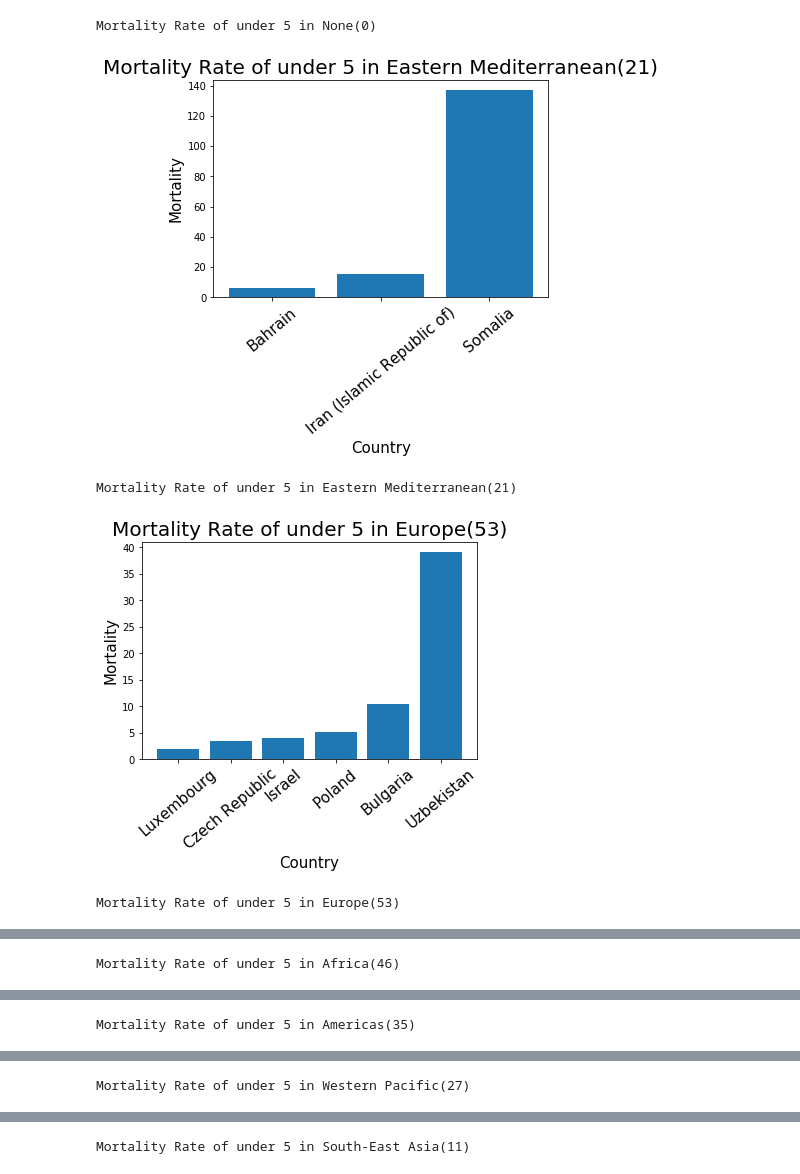
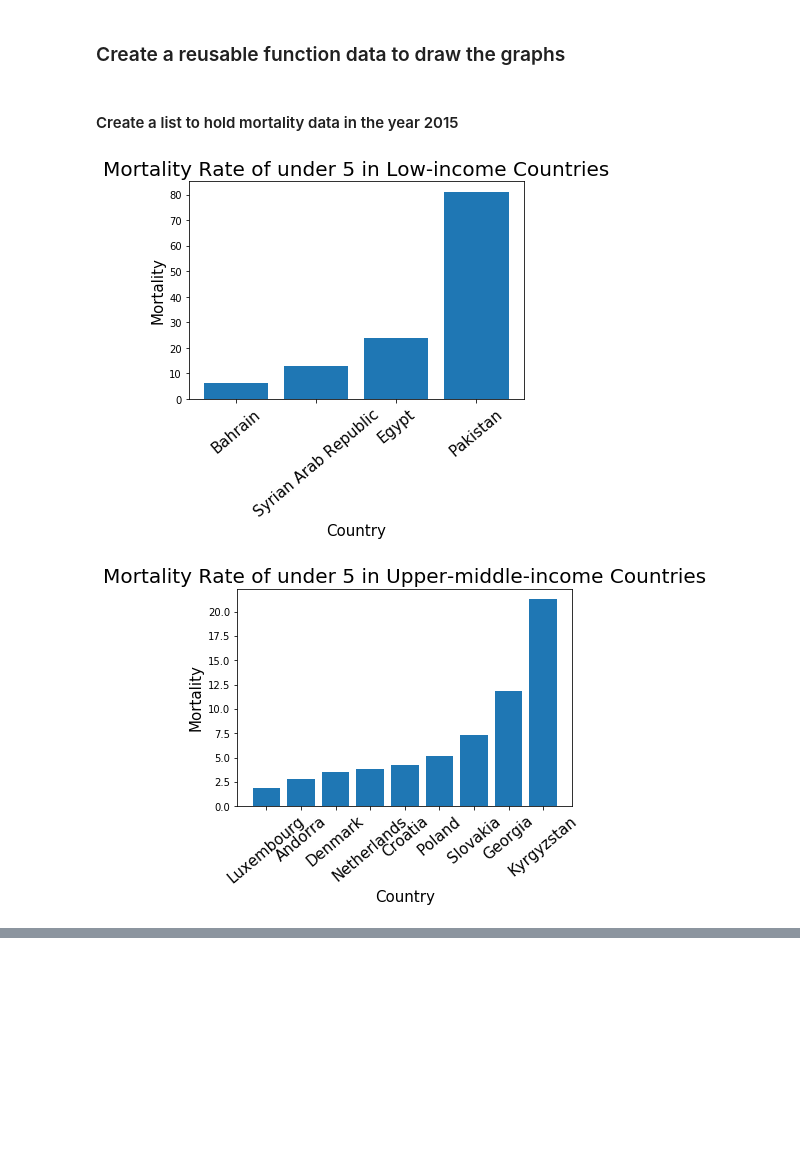
Before and after one commit to deisaack/data-wrangling-2, a Jupyter notebook: Untitled.ipynb, the cells around one changed output, grey strips where cells are left out. Saved outputs shown, nothing was run; the diff lists cells and outputs as text; code cells hidden in the pictures; blank space fills up the shorter version.

Commit message:
first graph

```diff
--- a/Untitled.ipynb
+++ b/Untitled.ipynb
@@ -67,6 +83,8 @@ for line in fileData:
         float(underMortalityFiveRate), validateRange(underMortalityFiveConfidence)
     ]
     formatedData.append(lineMortalityData)
+# %% [markdown]
+### Create a reusable function data to draw the graphs
 # %%
 def plot_bar(data, title):
     # Get The under 5 mortality rate as a list
@@ -80,6 +98,8 @@ def plot_bar(data, title):
     plt.xticks(index, x_labels, fontsize=15, rotation=40)
     plt.title(title, fontsize=20)
     plt.show()
+# %% [markdown]
+#### Create a list to hold mortality data in the year 2015
 # %%
 underFive2015 = []
 for key in formatedData:
@@ -88,18 +110,19 @@ for key in formatedData:
 # %%
-for key in who_region_groups.keys():
+count = 0
+for key in world_bank_income_group.keys():
+    if count >=2: break
+    count += 1
     countries_mortality = []
-    print(title)
-    for country in who_region_groups[key]:
+    for country in world_bank_income_group[key]:
         for item in underFive2015:
             if item[0] == country['name']:
                 countries_mortality.append(item)
     graph_data = sorted(countries_mortality, key=itemgetter(6))
-    title = 'Mortality Rate of under 5 in ' + str(who_region_groups[key][0]['WHO_REGION']) \
-        + '(' + str(len(countries_mortality)) + ')'
-    plot_bar(graph_data[::10], title )
+    if world_bank_income_group[key][0]['WORLD_BANK_INCOME_GROUP'] is None or len(graph_data) < 20:
+        continue
+    title = 'Mortality Rate of under 5 in ' + str(world_bank_income_group[key][0]['WORLD_BANK_INCOME_GROUP']) \
+            + " Countries"
+    plot_bar(graph_data[::6], title )
 # %% [output]
-Mortality Rate of under 5 in None(0)
-[figure, old version]
+[figure, new version]
-Mortality Rate of under 5 in Eastern Mediterranean(21)
-[figure, old version]
+[figure, new version]
-Mortality Rate of under 5 in Europe(53)
@@ -107 +128,0 @@ Mortality Rate of under 5 in Europe(53)
-Mortality Rate of under 5 in Africa(46)
@@ -109 +128,0 @@ Mortality Rate of under 5 in Africa(46)
-Mortality Rate of under 5 in Americas(35)
@@ -111 +128,0 @@ Mortality Rate of under 5 in Americas(35)
-Mortality Rate of under 5 in Western Pacific(27)
@@ -113 +128,0 @@ Mortality Rate of under 5 in Western Pacific(27)
-Mortality Rate of under 5 in South-East Asia(11)
```
Also changed, not shown: parts of 12 cells of this notebook, 8 other files.
